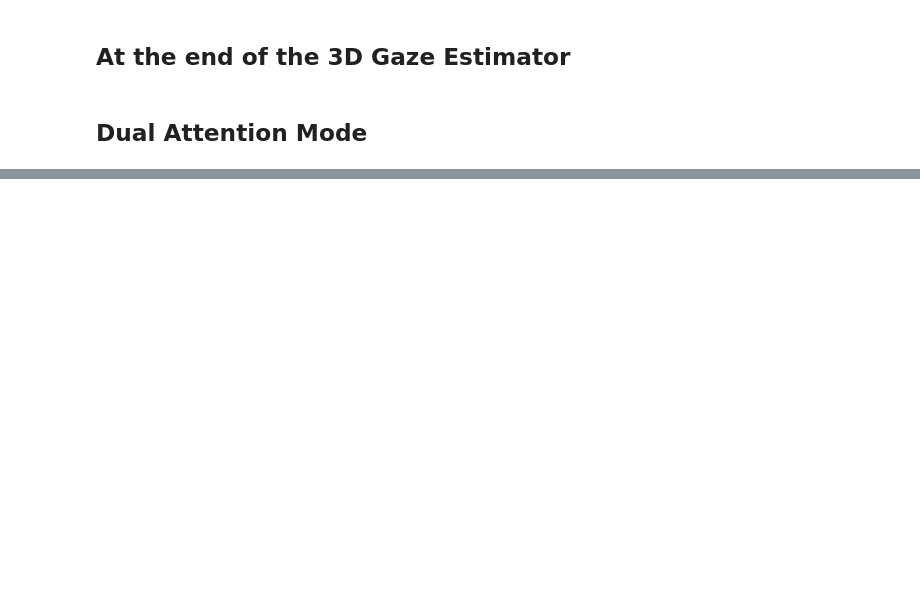
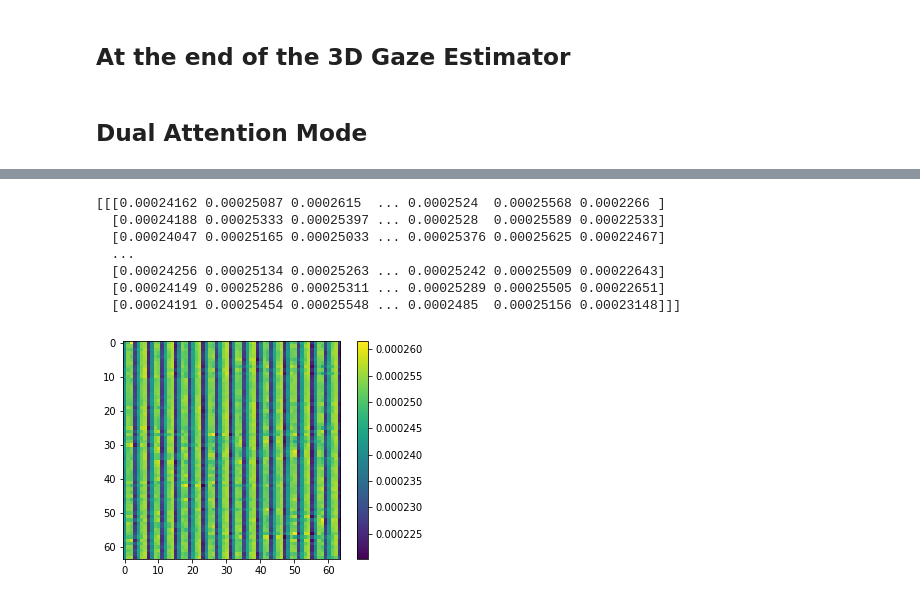
Before and after one commit to linainsaf/Dual-Attention-Guided-Gaze-Target-Detection-in-the-Wild, a Jupyter notebook: Part3.ipynb, the cells around one changed output, grey strips where cells are left out. Saved outputs shown, nothing was run; the diff lists cells and outputs as text; code cells hidden in the pictures; blank space fills up the shorter version.

```diff
--- a/Part3.ipynb
+++ b/Part3.ipynb
@@ -30,0 +50,8 @@ def Dual_attention_mode(Mf, Md):
+# %%
+# ResNet50
+import torchvision.models as models
+backbone = models.resnet50(pretrained=True, progress=True)
+print("ResNet50 loaded")
+# Freeze the learning of the layers of the resnet50
+for param in backbone.parameters():
+    param.requires_grad = False
@@ -105,0 +130,64 @@ _________________________________________________________________
+# %%
+class h_reg(nn.Module):
+    def __init__(self):
+        super(hrm, self).__init__()
+
+        #Resnet
+        self.backbone = backbone
+
+        #convolution layers
+        self.conv1 = nn.Conv1d(in_channels=1, out_channels=1, kernel_size=10, stride=2, padding=6)
+        self.conv2 = nn.Conv1d(in_channels=1, out_channels=1, kernel_size=3, stride=1, padding=6)
+
+        # Fully connected layer
+        self.downsample1 = nn.ConvTranspose1d(in_channels=1, out_channels=1, kernel_size=4, stride=2, padding=1)
+        self.downsample2 = nn.ConvTranspose1d(in_channels=1, out_channels=1, kernel_size=4, stride=2, padding=1)
+        self.downsample3 = nn.ConvTranspose1d(in_channels=1, out_channels=1, kernel_size=4, stride=2, padding=1)
+
+
+    # x represents our data
+    def forward(self, x):
+
+        x = self.backbone(x)
+
+        x = x.unsqueeze(dim=1)
+        x = self.conv1(x)
+        x = self.conv2(x)
+
+        x = self.downsample1(x)
+        x = self.downsample2(x)
+        x = self.downsample3(x)
+
+        x = x.squeeze(dim=1)
+
+        output = F.softmax(x, dim=1)
+        output = output.reshape(1, 64, 64)
+
+        return output
+
+
+##########################################################
+#   Only a simple test on the Heatmap Regression Head    #
+##########################################################
+
+# Equates to one random 448x224 image
+random_data = torch.rand((1, 3, 224+224, 224))
+
+my_nn = h_reg()
+result = my_nn(random_data)
+
+result = result.detach().numpy()
+print(result)
+
+plt.imshow(result[0,:,:])
+plt.colorbar()
+plt.show()
+# %% [output]
+[[[0.00024162 0.00025087 0.0002615  ... 0.0002524  0.00025568 0.0002266 ]
+  [0.00024188 0.00025333 0.00025397 ... 0.0002528  0.00025589 0.00022533]
+  [0.00024047 0.00025165 0.00025033 ... 0.00025376 0.00025625 0.00022467]
+  ...
+  [0.00024256 0.00025134 0.00025263 ... 0.00025242 0.00025509 0.00022643]
+  [0.00024149 0.00025286 0.00025311 ... 0.00025289 0.00025505 0.00022651]
+  [0.00024191 0.00025454 0.00025548 ... 0.0002485  0.00025156 0.00023148]]]
+[figure, added]
```
Also changed, not shown: parts of 14 cells of this notebook.
